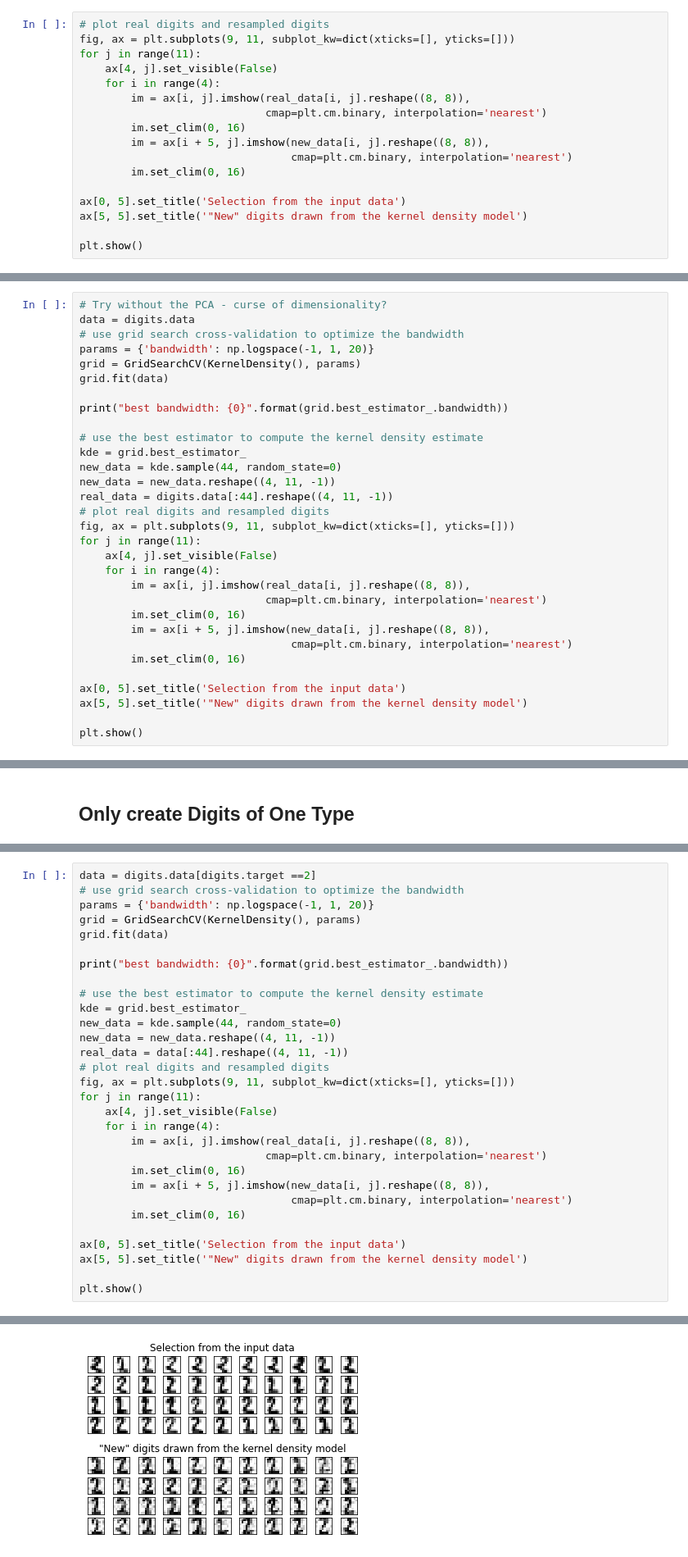
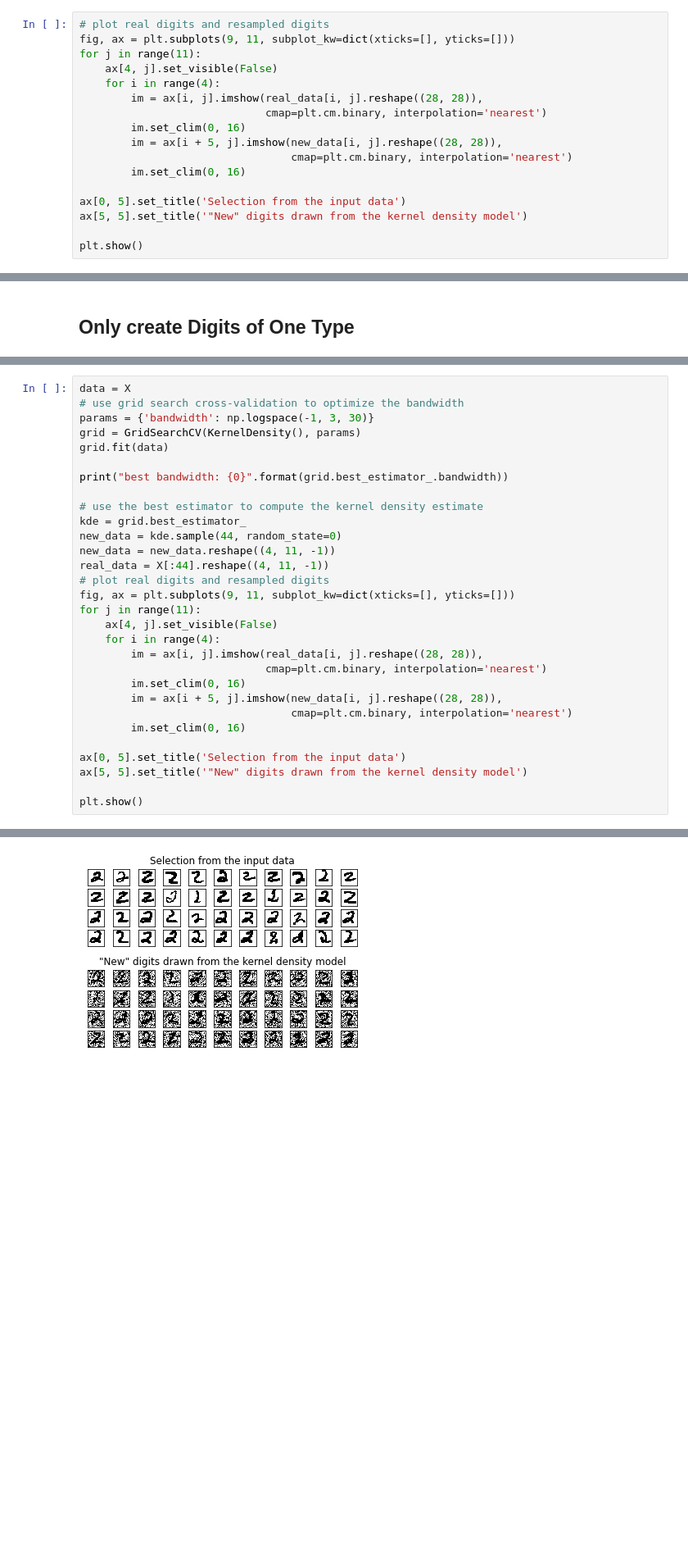
Before and after one commit to ecallen7979/generative-models, a Jupyter notebook: mnist/Kernel Density Estimation.ipynb, the cells around one changed output, grey strips where cells are left out. Shown at 82% size. Cells and saved outputs as stored; diff of their text form; blank space fills up the shorter version.

Commit message:
Update to Kernel Density Calculation to make it faster

```diff
--- a/mnist/Kernel Density Estimation.ipynb
+++ b/mnist/Kernel Density Estimation.ipynb
@@ -41,10 +45,10 @@ fig, ax = plt.subplots(9, 11, subplot_kw=dict(xticks=[], yticks=[]))
 for j in range(11):
     ax[4, j].set_visible(False)
     for i in range(4):
-        im = ax[i, j].imshow(real_data[i, j].reshape((8, 8)),
+        im = ax[i, j].imshow(real_data[i, j].reshape((28, 28)),
                              cmap=plt.cm.binary, interpolation='nearest')
         im.set_clim(0, 16)
-        im = ax[i + 5, j].imshow(new_data[i, j].reshape((8, 8)),
+        im = ax[i + 5, j].imshow(new_data[i, j].reshape((28, 28)),
                                  cmap=plt.cm.binary, interpolation='nearest')
         im.set_clim(0, 16)
 
@@ -57,31 +60,0 @@ plt.show()
-# %%
-# Try without the PCA - curse of dimensionality?
-data = digits.data
-# use grid search cross-validation to optimize the bandwidth
-params = {'bandwidth': np.logspace(-1, 1, 20)}
-grid = GridSearchCV(KernelDensity(), params)
-grid.fit(data)
-
-print("best bandwidth: {0}".format(grid.best_estimator_.bandwidth))
-
-# use the best estimator to compute the kernel density estimate
-kde = grid.best_estimator_
-new_data = kde.sample(44, random_state=0)
-new_data = new_data.reshape((4, 11, -1))
-real_data = digits.data[:44].reshape((4, 11, -1))
-# plot real digits and resampled digits
-fig, ax = plt.subplots(9, 11, subplot_kw=dict(xticks=[], yticks=[]))
-for j in range(11):
-    ax[4, j].set_visible(False)
-    for i in range(4):
-        im = ax[i, j].imshow(real_data[i, j].reshape((8, 8)),
-                             cmap=plt.cm.binary, interpolation='nearest')
-        im.set_clim(0, 16)
-        im = ax[i + 5, j].imshow(new_data[i, j].reshape((8, 8)),
-                                 cmap=plt.cm.binary, interpolation='nearest')
-        im.set_clim(0, 16)
-
-ax[0, 5].set_title('Selection from the input data')
-ax[5, 5].set_title('"New" digits drawn from the kernel density model')
-
-plt.show()
@@ -103,7 +63,7 @@ array([[0., 0., 5., ..., 0., 0., 0.],
 # %%
-data = digits.data[digits.target ==2]
+data = X
 # use grid search cross-validation to optimize the bandwidth
-params = {'bandwidth': np.logspace(-1, 1, 20)}
+params = {'bandwidth': np.logspace(-1, 3, 30)}
 grid = GridSearchCV(KernelDensity(), params)
 grid.fit(data)
 
@@ -113,16 +73,16 @@ print("best bandwidth: {0}".format(grid.best_estimator_.bandwidth))
 kde = grid.best_estimator_
 new_data = kde.sample(44, random_state=0)
 new_data = new_data.reshape((4, 11, -1))
-real_data = data[:44].reshape((4, 11, -1))
+real_data = X[:44].reshape((4, 11, -1))
 # plot real digits and resampled digits
 fig, ax = plt.subplots(9, 11, subplot_kw=dict(xticks=[], yticks=[]))
 for j in range(11):
     ax[4, j].set_visible(False)
     for i in range(4):
-        im = ax[i, j].imshow(real_data[i, j].reshape((8, 8)),
+        im = ax[i, j].imshow(real_data[i, j].reshape((28, 28)),
                              cmap=plt.cm.binary, interpolation='nearest')
         im.set_clim(0, 16)
-        im = ax[i + 5, j].imshow(new_data[i, j].reshape((8, 8)),
+        im = ax[i + 5, j].imshow(new_data[i, j].reshape((28, 28)),
                                  cmap=plt.cm.binary, interpolation='nearest')
         im.set_clim(0, 16)
 
@@ -135 +95 @@ best bandwidth: 2.3357214690901213
-[figure, old version]
+[figure, new version]
```
Also changed, not shown: parts of 10 cells of this notebook.
